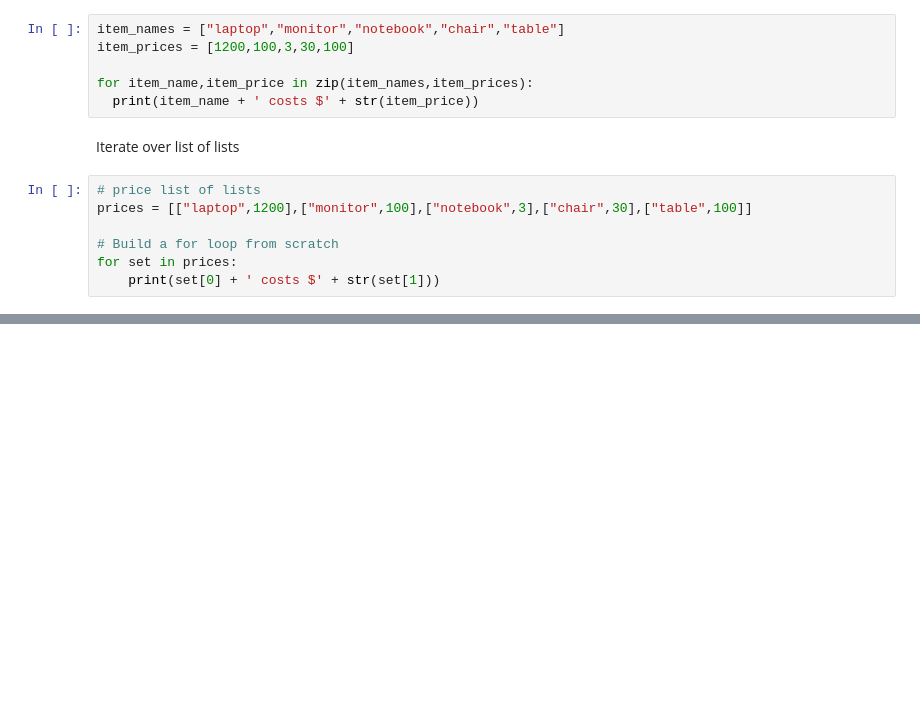
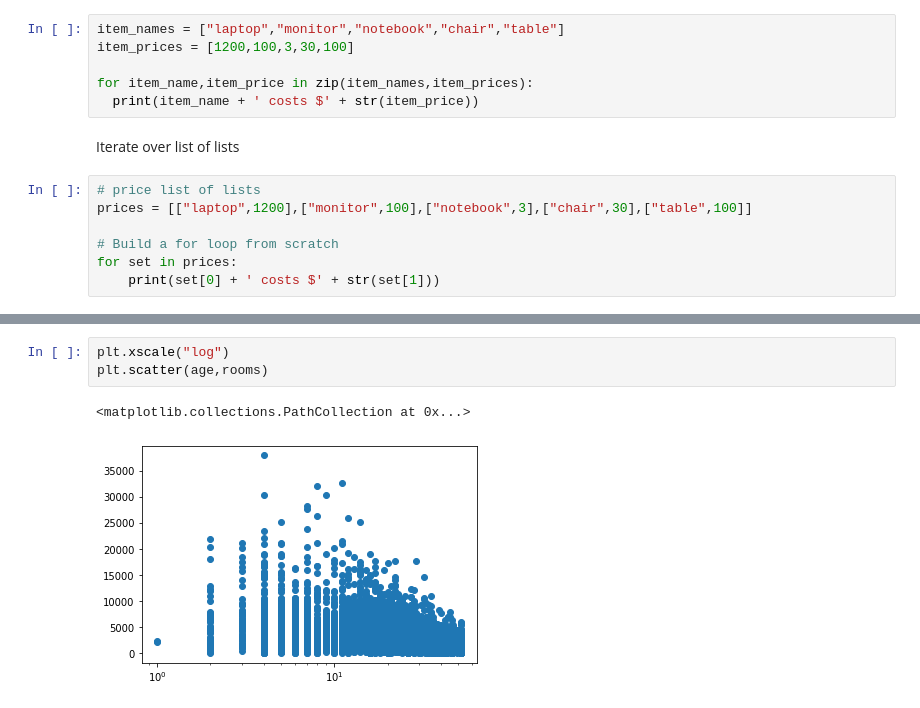
Before and after one commit to pallavrouth/AI-Bootcamp, a Jupyter notebook: Intermediate_python.ipynb, the cells around one changed output, grey strips where cells are left out. Saved outputs shown, nothing was run; the diff lists cells and outputs as text; blank space fills up the shorter version.

```diff
--- a/Intermediate_python.ipynb
+++ b/Intermediate_python.ipynb
@@ -396,0 +423,6 @@ for set in prices:
+# %%
+plt.xscale("log")
+plt.scatter(age,rooms)
+# %% [output]
+<matplotlib.collections.PathCollection at 0x...>
+[figure, added]
```
Also changed, not shown: parts of 18 cells of this notebook.
